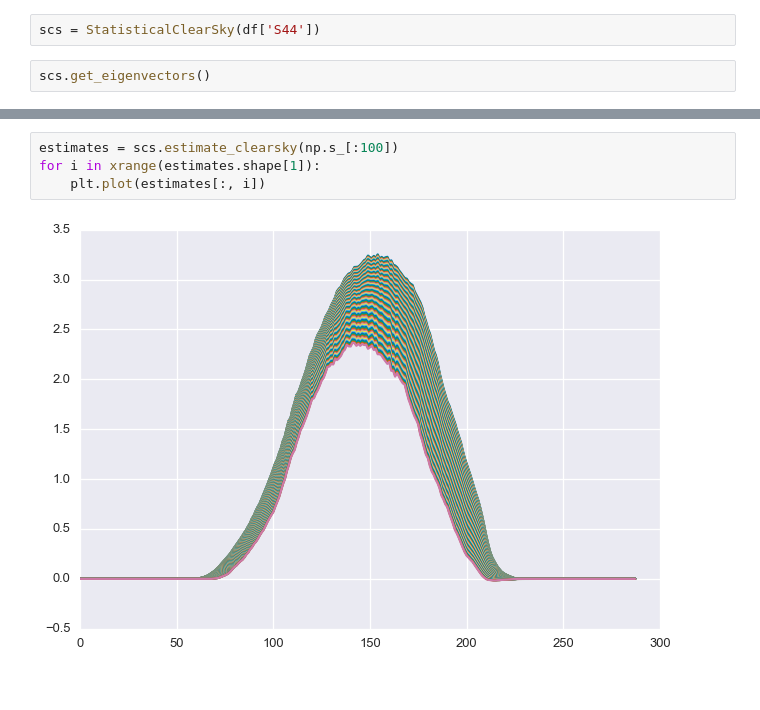
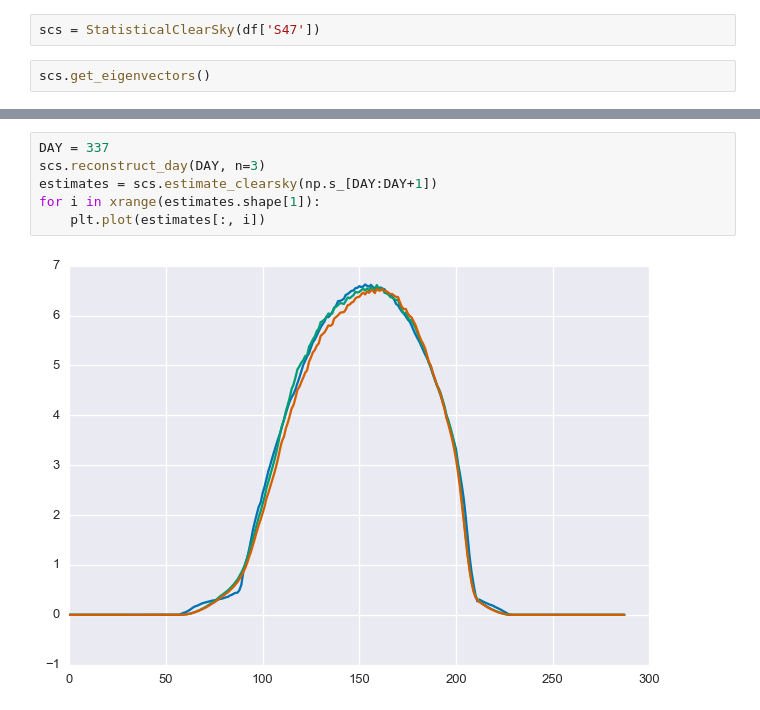
Before and after one commit to bmeyers/SolarForecasting, a Jupyter notebook: scratch_work_bennet.ipynb, the cells around one changed output, grey strips where cells are left out. Saved outputs shown, nothing was run; the diff lists cells and outputs as text.

```diff
--- a/scratch_work_bennet.ipynb
+++ b/scratch_work_bennet.ipynb
@@ -55,7 +55,7 @@ mixed.shape
 i = 75
 mixed.iloc[i:i+window, :-1].values.ravel()
 # %%
-scs = StatisticalClearSky(df['S44'])
+scs = StatisticalClearSky(df['S47'])
 # %%
 scs.get_eigenvectors()
 # %%
@@ -73,6 +73,8 @@ _ = scs.make_clearsky_model(plot=True)
 # %%
-estimates = scs.estimate_clearsky(np.s_[:100])
+DAY = 337
+scs.reconstruct_day(DAY, n=3)
+estimates = scs.estimate_clearsky(np.s_[DAY:DAY+1])
 for i in xrange(estimates.shape[1]):
     plt.plot(estimates[:, i])
 # %% [output]
-[figure, old version]
+[figure, new version]
```
Also changed, not shown: parts of 4 cells of this notebook.
